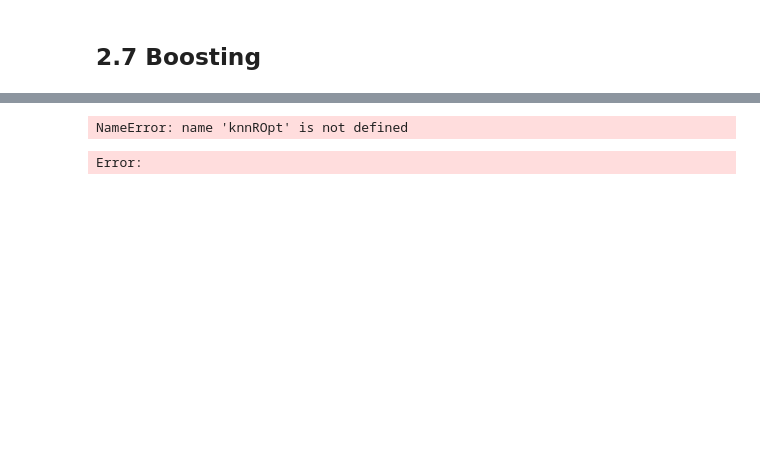
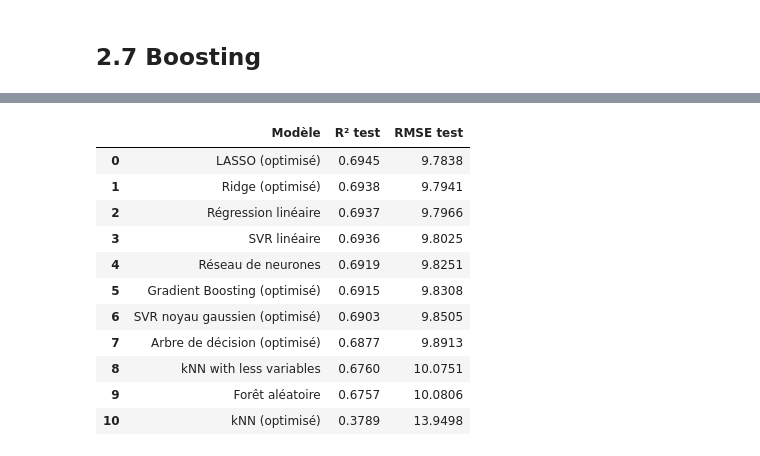
Before and after one commit to HOANG-Anh2004/projet_ML_4A_GMM_INSA, a Jupyter notebook: Modelisation.ipynb, the cells around one changed output, grey strips where cells are left out. Drawn from its saved outputs; the diff is of its cells as text; code cells hidden in the pictures; blank space fills up the shorter version.

```diff
--- a/Modelisation.ipynb
+++ b/Modelisation.ipynb
@@ -1493,7 +1465,8 @@ r2_scores = [
     r2_score(ytest_r, svrOpt.predict(Xtest_r_sc)),
     r2_score(ytest_r, treeROpt.predict(Xtest_r)),
     r2_score(ytest_r, RandomForestRegressor(n_estimators=200, n_jobs=1, random_state=42).fit(Xtrain_r, ytrain_r).predict(Xtest_r)),
-    r2_score(ytest_r, gbROpt.predict(Xtest_r))
+    r2_score(ytest_r, gbROpt.predict(Xtest_r)),
+    r2_score(ytest_r, nnetOpt.predict(Xtest_r))
 ]
 
 rmse_scores = [
@@ -1501,34 +1474,46 @@ rmse_scores = [
     np.sqrt(mean_squared_error(ytest_r, ridgeOpt.predict(Xtest_r))),
     np.sqrt(mean_squared_error(ytest_r, lassoOpt.predict(Xtest_r))),
     np.sqrt(mean_squared_error(ytest_r, knnROpt.predict(Xtest_r_sc))),
     np.sqrt(mean_squared_error(ytest_r, knn_var_ROpt.predict(Xtest_r_sc_kNN))),
     np.sqrt(mean_squared_error(ytest_r, LinearSVR(max_iter=5000).fit(Xtrain_r_sc, ytrain_r).predict(Xtest_r_sc))),
     np.sqrt(mean_squared_error(ytest_r, svrOpt.predict(Xtest_r_sc))),
     np.sqrt(mean_squared_error(ytest_r, treeROpt.predict(Xtest_r))),
     np.sqrt(mean_squared_error(ytest_r, RandomForestRegressor(n_estimators=200, n_jobs=1, random_state=42).fit(Xtrain_r, ytrain_r).predict(Xtest_r))),
-    np.sqrt(mean_squared_error(ytest_r, gbROpt.predict(Xtest_r)))
+    np.sqrt(mean_squared_error(ytest_r, gbROpt.predict(Xtest_r))),
+    np.sqrt(mean_squared_error(ytest_r, nnetOpt.predict(Xtest_r)))
 ]
 
 resultats_reg = pd.DataFrame({
     "Modèle": [
         "Régression linéaire",
         "Ridge (optimisé)",
         "LASSO (optimisé)",
         "kNN (optimisé)",
         "kNN with less variables",
         "SVR linéaire",
         "SVR noyau gaussien (optimisé)",
         "Arbre de décision (optimisé)",
         "Forêt aléatoire",
-        "Gradient Boosting (optimisé)"
+        "Gradient Boosting (optimisé)",
+        "Réseau de neurones"
     ],
     "R² test": r2_scores,
     "RMSE test": rmse_scores
 }).sort_values("R² test", ascending=False).reset_index(drop=True)
 
 resultats_reg["R² test"] = resultats_reg["R² test"].map("{:.4f}".format)
 resultats_reg["RMSE test"] = resultats_reg["RMSE test"].map("{:.4f}".format)
 resultats_reg
 # %% [output]
-NameError: name 'knnROpt' is not defined
-Error:
+|  | Modèle | R² test | RMSE test |
+| 0 | LASSO (optimisé) | 0.6945 | 9.7838 |
+| 1 | Ridge (optimisé) | 0.6938 | 9.7941 |
+| 2 | Régression linéaire | 0.6937 | 9.7966 |
+| 3 | SVR linéaire | 0.6936 | 9.8025 |
+| 4 | Réseau de neurones | 0.6919 | 9.8251 |
+| 5 | Gradient Boosting (optimisé) | 0.6915 | 9.8308 |
+| 6 | SVR noyau gaussien (optimisé) | 0.6903 | 9.8505 |
+| 7 | Arbre de décision (optimisé) | 0.6877 | 9.8913 |
+| 8 | kNN with less variables | 0.6760 | 10.0751 |
+| 9 | Forêt aléatoire | 0.6757 | 10.0806 |
+| 10 | kNN (optimisé) | 0.3789 | 13.9498 |
```
Also changed, not shown: parts of 76 cells of this notebook, 1 other file.
